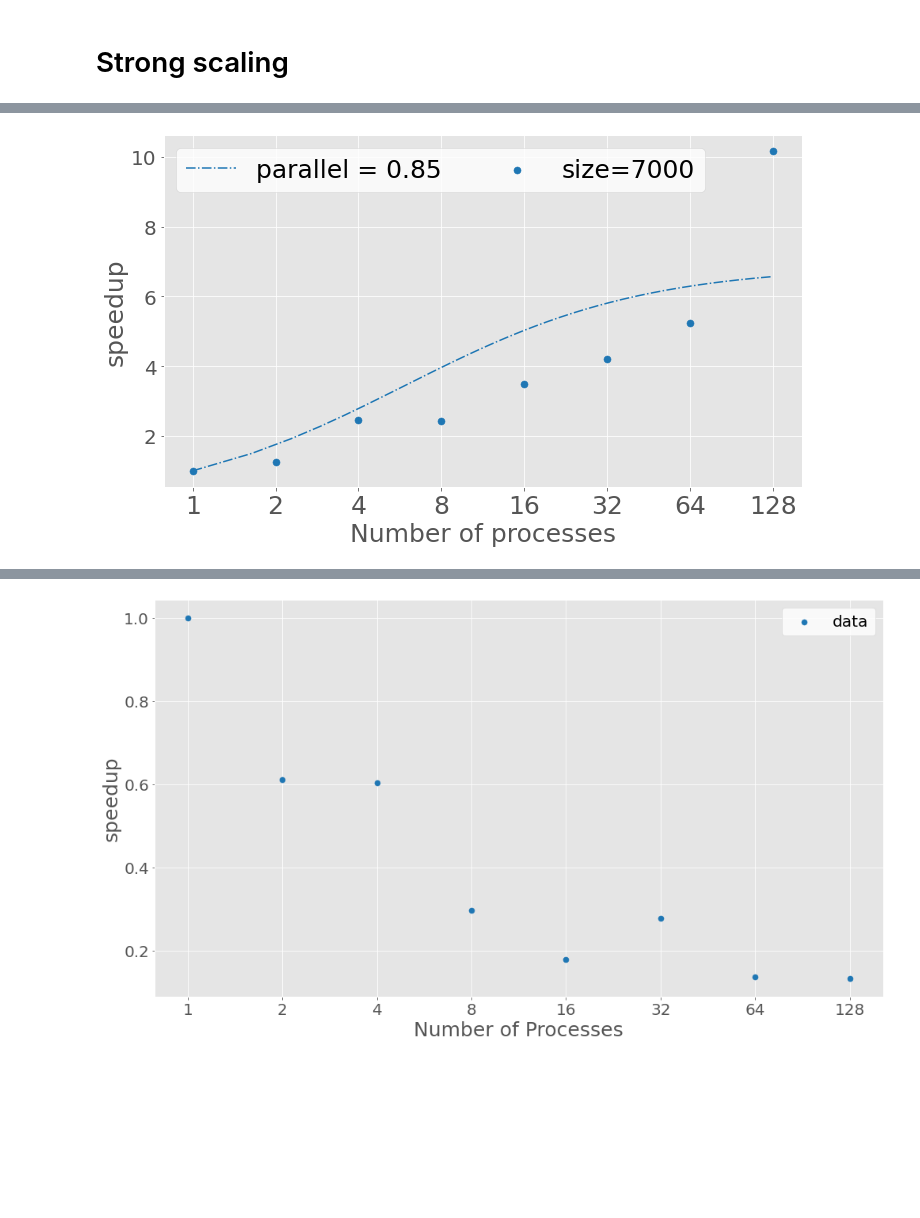
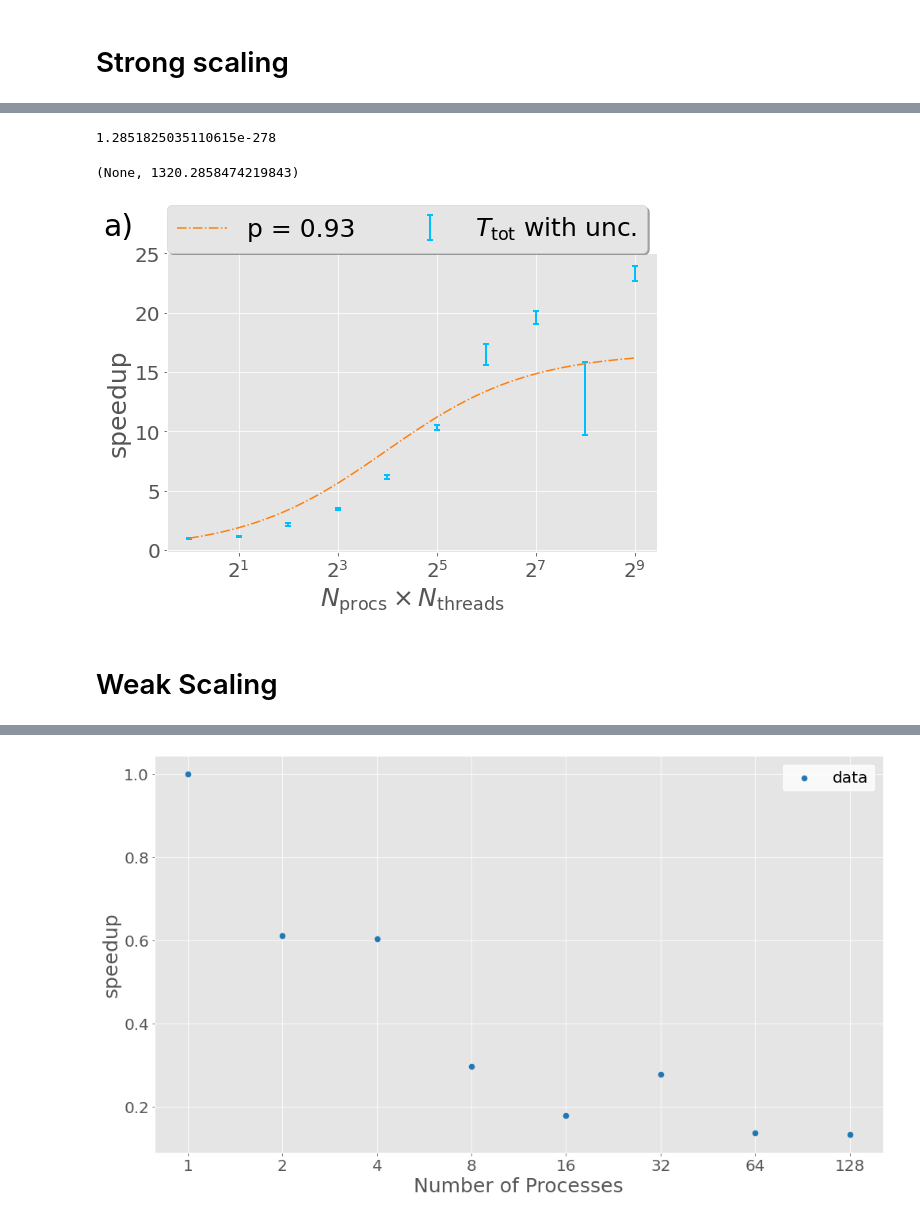
Before and after one commit to Kiril94/HPC, a Jupyter notebook: Ass/A4/Plots.ipynb, the cells around one changed output, grey strips where cells are left out. Cells and saved outputs as stored; diff of their text form; code cells hidden in the pictures; blank space fills up the shorter version.

```diff
--- a/Ass/A4/Plots.ipynb
+++ b/Ass/A4/Plots.ipynb
@@ -71,26 +100,45 @@ ps = minuit_s.values['p']
+# %%
+threshold_exp = 9
+threshold_s = int(2**threshold_exp)
+mask_fit_s = x_unique_s<=threshold_s
+f_chi2_s = Chi2Regression(
+    amdahl, x_unique_s[mask_fit_s], speedup_s[mask_fit_s],
+    sy = speedup_s_err[mask_fit_s] )
+minuit_s = Minuit(f_chi2_s, p = .99, pedantic = False)
+minuit_s.migrad()
+ps = minuit_s.values['p']
+pss = minuit_s.errors['p']
+ndofs = len(x_unique_s[mask_fit_s])-1
+chi2_s = minuit_s.fval
+pval_s = stats.chi2.sf(chi2_s, ndofs)
+print(pval_s), chi2_s
+# %% [output]
+1.2851825035110615e-278
+(None, 1320.2858474219843)
 # %%
 colors = vis.Color_palette(0)
-xaxis = np.linspace(1,128,200)
+xaxis = np.logspace(0,threshold_exp,100, base = 2)
 fig, ax = vis.nice_plot(
-    processes, speedup_ss, figsize = (10,6),
+    x_unique_s, speedup_s, SY = speedup_s_err,
+    err_markersize=.1, errorbar = True, capthick=2,
+    elinewidth=2.,figsize = (8,6),
     scatter=True, scr_markersize=50, legend_loc=4,
-    data_label=r'size=7000', show_plot = False,
+    data_label=r'$T_{\rm tot}$'+' with unc.', show_plot = False,
     color = colors[0])
 fig, ax = vis.nice_plot(
-    xaxis, amdahl(xaxis,ps),
-    data_label='parallel = '+ '{:3.2f}'.format(ps), show_plot = False, axis = ax, figure=fig,
-    linewidth=1.5, ylabel='speedup',  color = colors[0], linestyle='-.',
-    xlabel='Number of processes')
-#ax.set_ylim(0.5,4.5)
-ax.legend(loc = 0, ncol = 3, fontsize = 25,facecolor = 'white')
+    xaxis, amdahl(xaxis,.94),
+    data_label='p = '+ '{:3.2f}'.format(ps), show_plot = False,
+    axis = ax, figure=fig, linewidth=1.5, ylabel='speedup',
+    color = (0,1), linestyle='-.',
+    xlabel=r'$N_{\rm procs}\times N_{\rm threads} $')
+
+ax.legend(loc = (0.,1), ncol = 2, fontsize = 25, shadow = True)
 ax.set_xscale('log', base=2)
-labels = [1,2,4,8,16,32,64,128]
-x = labels  # the label locations
-ax.set_xticks(x)
-ax.set_xticklabels(labels, fontsize = 25)
-
+ax.text(.3,26.5,'a)', fontsize = 30)
 fig.tight_layout()
 fig.savefig('strong_scaling.pdf', dpi = 80)
 fig
 # %% [output]
-[figure, old version]
+[figure, new version]
+# %% [markdown]
+# Weak Scaling
```
Also changed, not shown: parts of 25 cells of this notebook, 1 other file.
